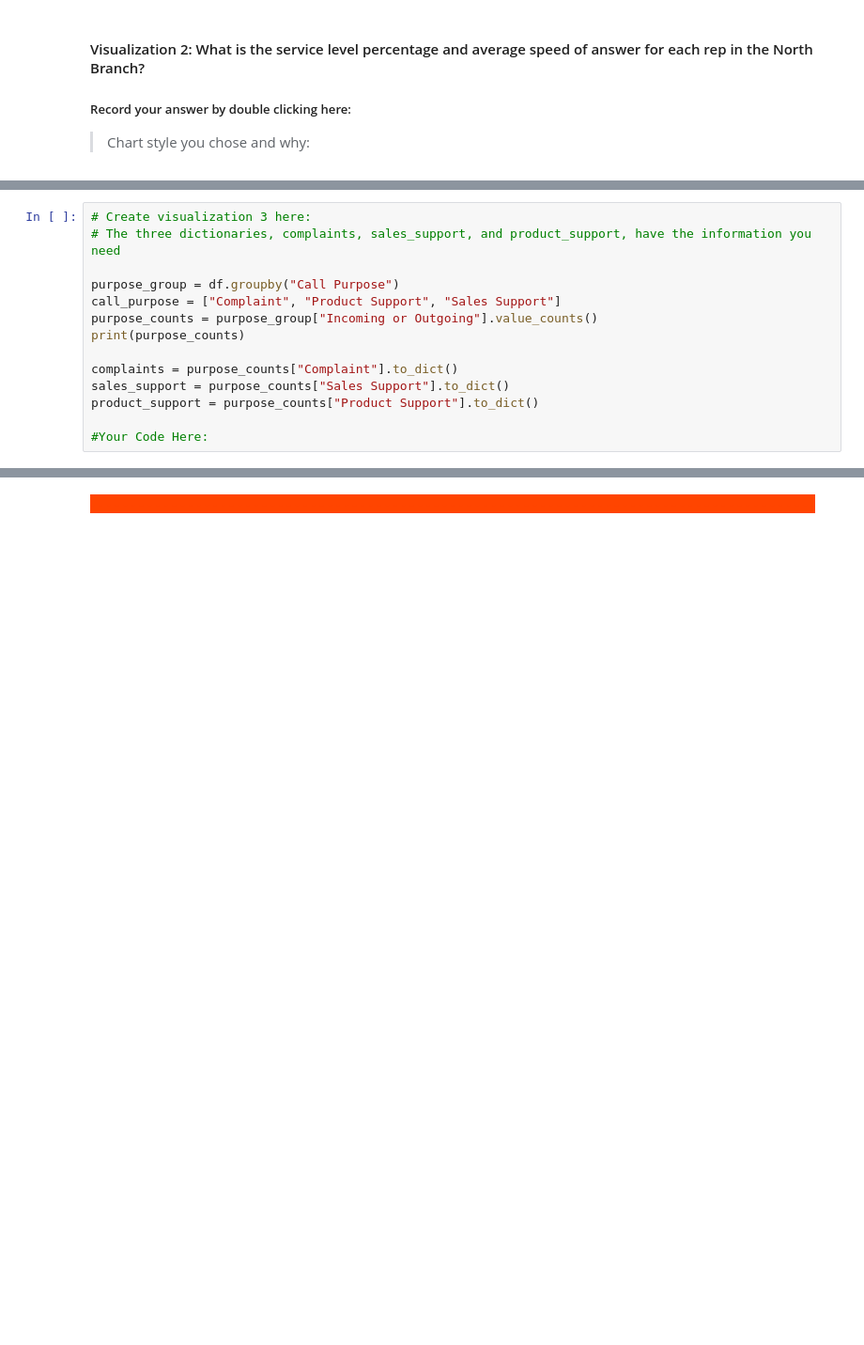
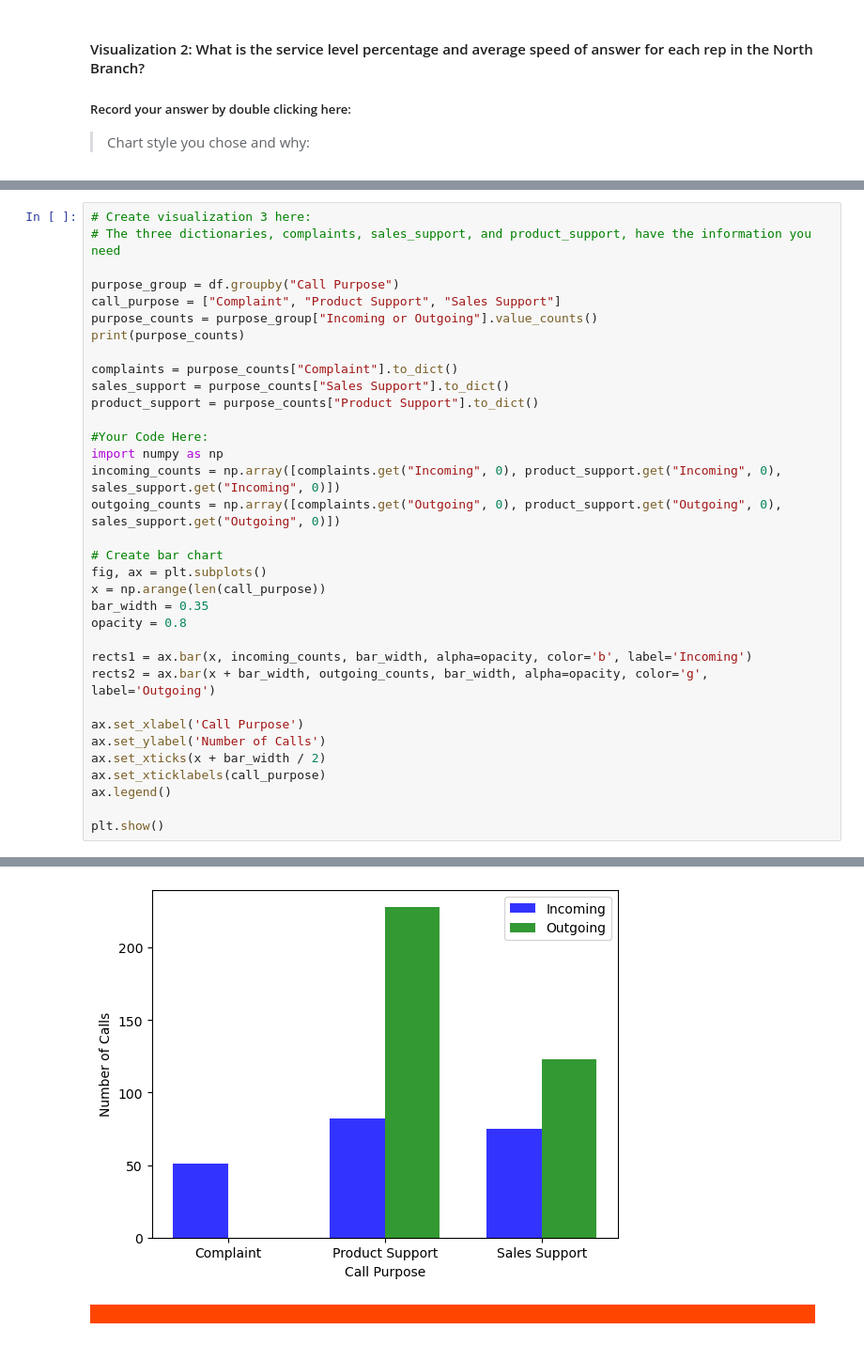
Before and after one commit to fsaidova74/call-center-cleanup-assignment, a Jupyter notebook: Call_Center_Cleanup.ipynb, the cells around one changed output, grey strips where cells are left out. Shown at 94% size. Cells and saved outputs as stored; diff of their text form; blank space fills up the shorter version.

```diff
--- a/Call_Center_Cleanup.ipynb
+++ b/Call_Center_Cleanup.ipynb
@@ -450,3 +555,24 @@ sales_support = purpose_counts["Sales Support"].to_dict()
 product_support = purpose_counts["Product Support"].to_dict()
 
 #Your Code Here:
+import numpy as np
+incoming_counts = np.array([complaints.get("Incoming", 0), product_support.get("Incoming", 0), sales_support.get("Incoming", 0)])
+outgoing_counts = np.array([complaints.get("Outgoing", 0), product_support.get("Outgoing", 0), sales_support.get("Outgoing", 0)])
+
+# Create bar chart
+fig, ax = plt.subplots()
+x = np.arange(len(call_purpose))
+bar_width = 0.35
+opacity = 0.8
+
+rects1 = ax.bar(x, incoming_counts, bar_width, alpha=opacity, color='b', label='Incoming')
+rects2 = ax.bar(x + bar_width, outgoing_counts, bar_width, alpha=opacity, color='g', label='Outgoing')
+
+ax.set_xlabel('Call Purpose')
+ax.set_ylabel('Number of Calls')
+ax.set_xticks(x + bar_width / 2)
+ax.set_xticklabels(call_purpose)
+ax.legend()
+
+plt.show()
+# %% [output]
@@ -453,3 +586,4 @@ product_support = purpose_counts["Product Support"].to_dict()
+[figure, added]
 # %% [markdown]
 <span style="background-color:orangered; color:orangered;">- - - - - - - - - - - - - - - - - - - - - - - - - - - - - - - - - - - - - - - - - - - - - - - - - - - - - - - - - - - - - - - - - - - - - - - - - - - - - - - - - - - - - - - - -</span>
 # %% [markdown]
```
Also changed, not shown: parts of 13 cells of this notebook.
